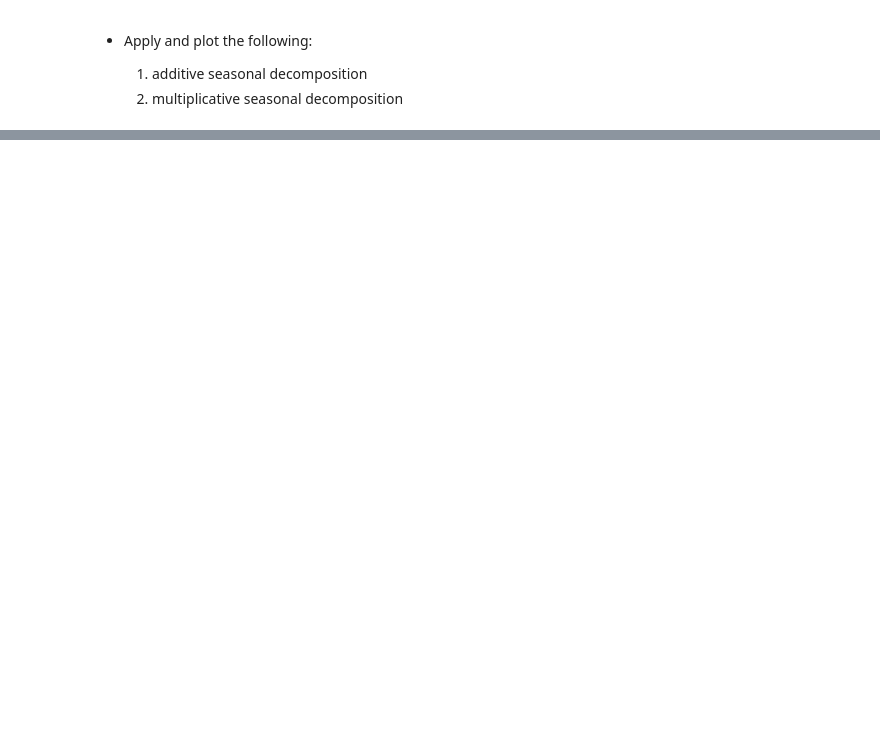
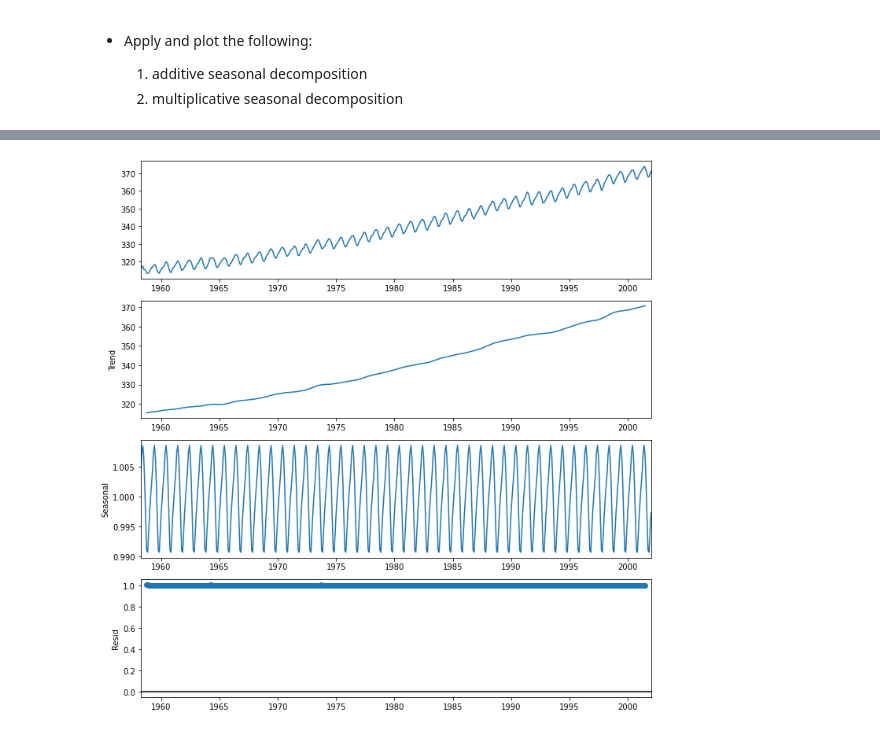
Before and after one commit to KyleKulas/lighthouse_data_notes, a Jupyter notebook: Week_9/Day_1/time_series_exercise-master/decomposition_exercise.ipynb, the cells around one changed output, grey strips where cells are left out. Saved outputs shown, nothing was run; the diff lists cells and outputs as text; code cells hidden in the pictures; blank space fills up the shorter version.

```diff
--- a/Week_9/Day_1/time_series_exercise-master/decomposition_exercise.ipynb
+++ b/Week_9/Day_1/time_series_exercise-master/decomposition_exercise.ipynb
@@ -36,0 +85,6 @@ co2 = data.data
+# %%
+multiplicative_decompose = seasonal_decompose(y, model='multiplicative')
+multiplicative_decompose.plot()
+plt.show()
+# %% [output]
+[figure, added]
```
Also changed, not shown: parts of 8 cells of this notebook, 6 other files.
